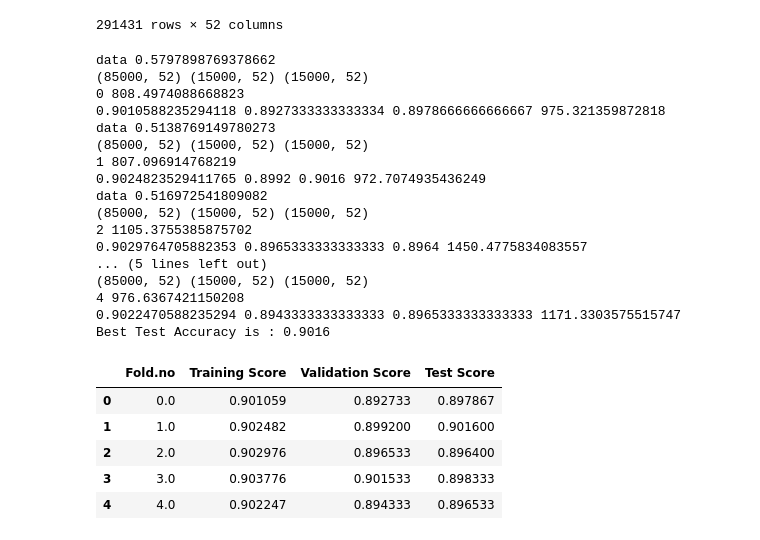
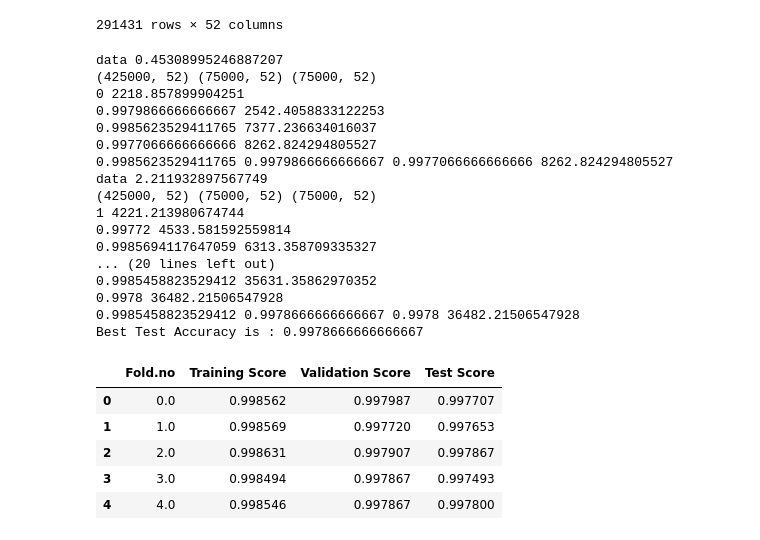
Before and after one commit to vivekmadhavaram/SMAI-Project---Team-30, a Jupyter notebook: SVM.ipynb, the cells around one changed output. Drawn from its saved outputs; the diff is of its cells as text; code cells hidden in the pictures.

```diff
--- a/SVM.ipynb
+++ b/SVM.ipynb
@@ -122,64 +122,67 @@ for i in range(5):
     data_x,data_y,v_x,v_y=data(i)
     print("data",(time.time() - start_time))
     temp=pd.concat([data_x,data_y], axis=1)
-    temp=temp.sample(n=85000)
+    temp=temp.sample(n=425000)
     data_x=temp[temp.columns[:-1]]
     data_y=temp[temp.columns[-1]]
     temp=pd.concat([v_x,v_y], axis=1)
-    temp=temp.sample(n=15000)
+    temp=temp.sample(n=75000)
     v_x=temp[temp.columns[:-1]]
     v_y=temp[temp.columns[-1]]
     temp=pd.concat([X_test,y_test], axis=1)
-    temp=temp.sample(n=15000)
+    temp=temp.sample(n=75000)
     x3=temp[temp.columns[:-1]]
     y3=temp[temp.columns[-1]]
     print(data_x.shape,v_x.shape,x3.shape)
     #x1=pca.fit_transform(data_x)
     #x2=pca.fit_transform(v_x)
     #x3=pca.fit_transform(x3)
     #print("PCA",(time.time() - start_time))
     #x1=pd.DataFrame(x1)
     #x2=pd.DataFrame(x2)
     #x3=pd.DataFrame(x3)
 
     y_tr=list(data_y)
-    classifier = SVC(kernel='linear', C=10)
+    classifier = SVC(kernel='rbf', C=10)
     classifier.fit(data_x, y_tr)
     print(i,(time.time() - start_time))
     vy_pred = classifier.predict(v_x)
     sc2=accuracy_score(v_y, vy_pred)
+    print(sc2,(time.time() - start_time))
     try_pred = classifier.predict(data_x)
     sc1=accuracy_score(data_y, try_pred)
+    print(sc1,(time.time() - start_time))
     tey_pred = classifier.predict(x3)
     sc3=accuracy_score(y3, tey_pred)
+    print(sc3,(time.time() - start_time))
     classifiers.append(classifier)
     print(sc1,sc2,sc3,(time.time() - start_time))
     scores.loc[len(scores)]=[i,sc1,sc2,sc3]
 print("Best Test Accuracy is :", max(scores['Test Score']))
 scores
 # %% [output]
-data 0.5797898769378662
-(85000, 52) (15000, 52) (15000, 52)
-0 808.4974088668823
-0.9010588235294118 0.8927333333333334 0.8978666666666667 975.321359872818
-data 0.5138769149780273
-(85000, 52) (15000, 52) (15000, 52)
-1 807.096914768219
-0.9024823529411765 0.8992 0.9016 972.7074935436249
-data 0.516972541809082
-(85000, 52) (15000, 52) (15000, 52)
-2 1105.3755385875702
-0.9029764705882353 0.8965333333333333 0.8964 1450.4775834083557
-... (5 lines left out)
-(85000, 52) (15000, 52) (15000, 52)
-4 976.6367421150208
-0.9022470588235294 0.8943333333333333 0.8965333333333333 1171.3303575515747
-Best Test Accuracy is : 0.9016
+data 0.45308995246887207
+(425000, 52) (75000, 52) (75000, 52)
+0 2218.857899904251
+0.9979866666666667 2542.4058833122253
+0.9985623529411765 7377.236634016037
+0.9977066666666666 8262.824294805527
+0.9985623529411765 0.9979866666666667 0.9977066666666666 8262.824294805527
+data 2.211932897567749
+(425000, 52) (75000, 52) (75000, 52)
+1 4221.213980674744
+0.99772 4533.581592559814
+0.9985694117647059 6313.358709335327
+... (20 lines left out)
+0.9985458823529412 35631.35862970352
+0.9978 36482.21506547928
+0.9985458823529412 0.9978666666666667 0.9978 36482.21506547928
+Best Test Accuracy is : 0.9978666666666667
 |  | Fold.no | Training Score | Validation Score | Test Score |
-| 0 | 0.0 | 0.901059 | 0.892733 | 0.897867 |
-| 1 | 1.0 | 0.902482 | 0.899200 | 0.901600 |
-| 2 | 2.0 | 0.902976 | 0.896533 | 0.896400 |
-| 3 | 3.0 | 0.903776 | 0.901533 | 0.898333 |
-| 4 | 4.0 | 0.902247 | 0.894333 | 0.896533 |
+| 0 | 0.0 | 0.998562 | 0.997987 | 0.997707 |
+| 1 | 1.0 | 0.998569 | 0.997720 | 0.997653 |
+| 2 | 2.0 | 0.998631 | 0.997907 | 0.997867 |
+| 3 | 3.0 | 0.998494 | 0.997867 | 0.997493 |
+| 4 | 4.0 | 0.998546 | 0.997867 | 0.997800 |
 # %%
 from sklearn.metrics import confusion_matrix
```
Also changed, not shown: parts of 1 cell of this notebook.
